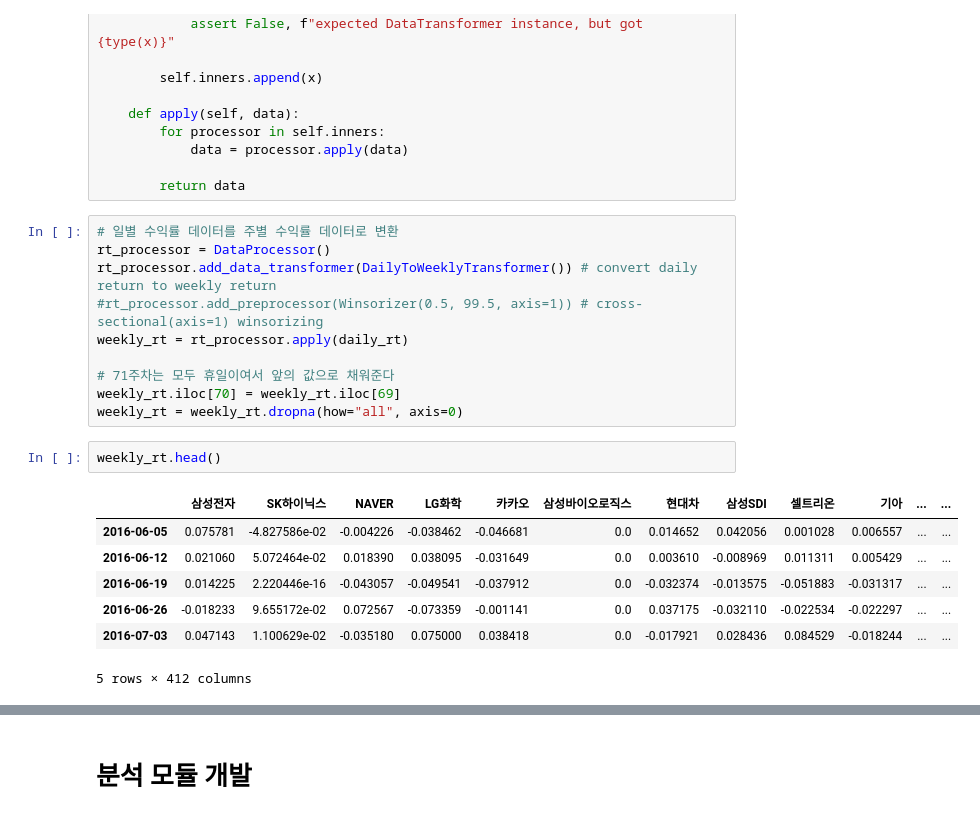
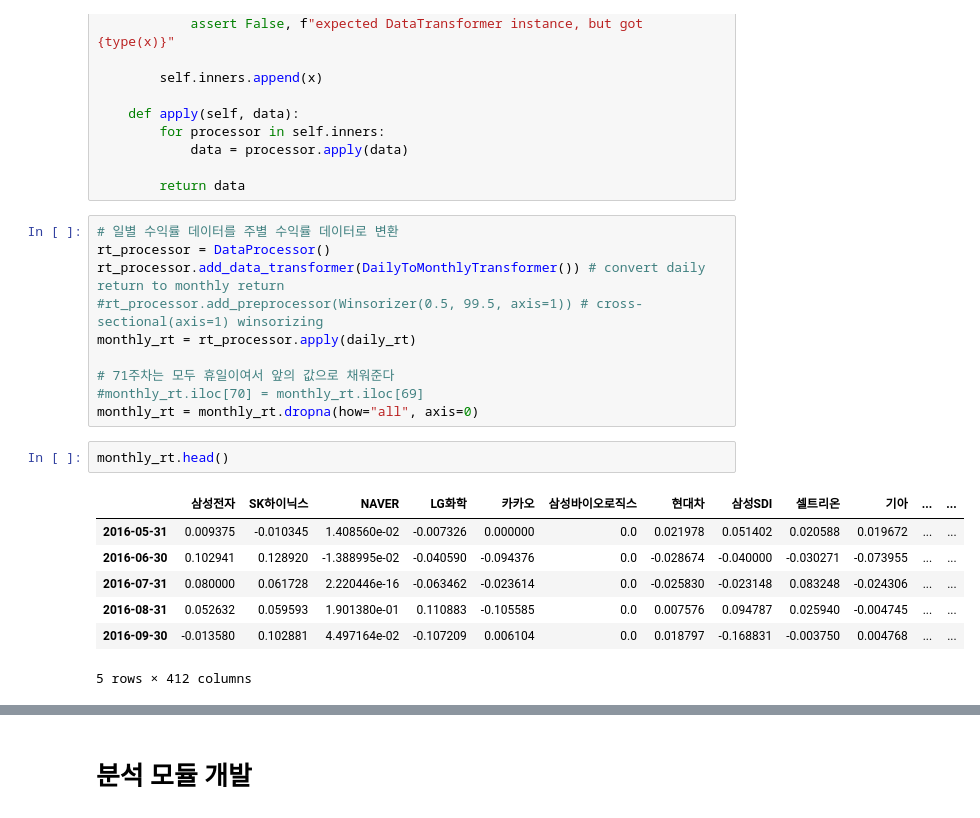
Before and after one commit to BlueWhaleKo/pair_trading, a Jupyter notebook: pair_trading.ipynb, the cells around one changed output, grey strips where cells are left out. Drawn from its saved outputs; the diff is of its cells as text.

```diff
--- a/pair_trading.ipynb
+++ b/pair_trading.ipynb
@@ -324,22 +324,22 @@ class DataProcessor:
 # %%
 # 일별 수익률 데이터를 주별 수익률 데이터로 변환
 rt_processor = DataProcessor()
-rt_processor.add_data_transformer(DailyToWeeklyTransformer()) # convert daily return to weekly return
+rt_processor.add_data_transformer(DailyToMonthlyTransformer()) # convert daily return to monthly return
 #rt_processor.add_preprocessor(Winsorizer(0.5, 99.5, axis=1)) # cross-sectional(axis=1) winsorizing
-weekly_rt = rt_processor.apply(daily_rt)
+monthly_rt = rt_processor.apply(daily_rt)
 
 # 71주차는 모두 휴일이여서 앞의 값으로 채워준다
-weekly_rt.iloc[70] = weekly_rt.iloc[69]
-weekly_rt = weekly_rt.dropna(how="all", axis=0)
+#monthly_rt.iloc[70] = monthly_rt.iloc[69]
+monthly_rt = monthly_rt.dropna(how="all", axis=0)
 # %%
-weekly_rt.head()
+monthly_rt.head()
 # %% [output]
 |  | 삼성전자 | SK하이닉스 | NAVER | LG화학 | 카카오 | 삼성바이오로직스 | 현대차 | 삼성SDI | 셀트리온 | 기아 | ... | ... |
-| 2016-06-05 | 0.075781 | -4.827586e-02 | -0.004226 | -0.038462 | -0.046681 | 0.0 | 0.014652 | 0.042056 | 0.001028 | 0.006557 | ... | ... |
-| 2016-06-12 | 0.021060 | 5.072464e-02 | 0.018390 | 0.038095 | -0.031649 | 0.0 | 0.003610 | -0.008969 | 0.011311 | 0.005429 | ... | ... |
-| 2016-06-19 | 0.014225 | 2.220446e-16 | -0.043057 | -0.049541 | -0.037912 | 0.0 | -0.032374 | -0.013575 | -0.051883 | -0.031317 | ... | ... |
-| 2016-06-26 | -0.018233 | 9.655172e-02 | 0.072567 | -0.073359 | -0.001141 | 0.0 | 0.037175 | -0.032110 | -0.022534 | -0.022297 | ... | ... |
-| 2016-07-03 | 0.047143 | 1.100629e-02 | -0.035180 | 0.075000 | 0.038418 | 0.0 | -0.017921 | 0.028436 | 0.084529 | -0.018244 | ... | ... |
+| 2016-05-31 | 0.009375 | -0.010345 | 1.408560e-02 | -0.007326 | 0.000000 | 0.0 | 0.021978 | 0.051402 | 0.020588 | 0.019672 | ... | ... |
+| 2016-06-30 | 0.102941 | 0.128920 | -1.388995e-02 | -0.040590 | -0.094376 | 0.0 | -0.028674 | -0.040000 | -0.030271 | -0.073955 | ... | ... |
+| 2016-07-31 | 0.080000 | 0.061728 | 2.220446e-16 | -0.063462 | -0.023614 | 0.0 | -0.025830 | -0.023148 | 0.083248 | -0.024306 | ... | ... |
+| 2016-08-31 | 0.052632 | 0.059593 | 1.901380e-01 | 0.110883 | -0.105585 | 0.0 | 0.007576 | 0.094787 | 0.025940 | -0.004745 | ... | ... |
+| 2016-09-30 | -0.013580 | 0.102881 | 4.497164e-02 | -0.107209 | 0.006104 | 0.0 | 0.018797 | -0.168831 | -0.003750 | 0.004768 | ... | ... |
 5 rows × 412 columns
 # %%
 plt.figure(figsize=(10, 5))
```
Also changed, not shown: parts of 64 cells of this notebook, 3 other files.
